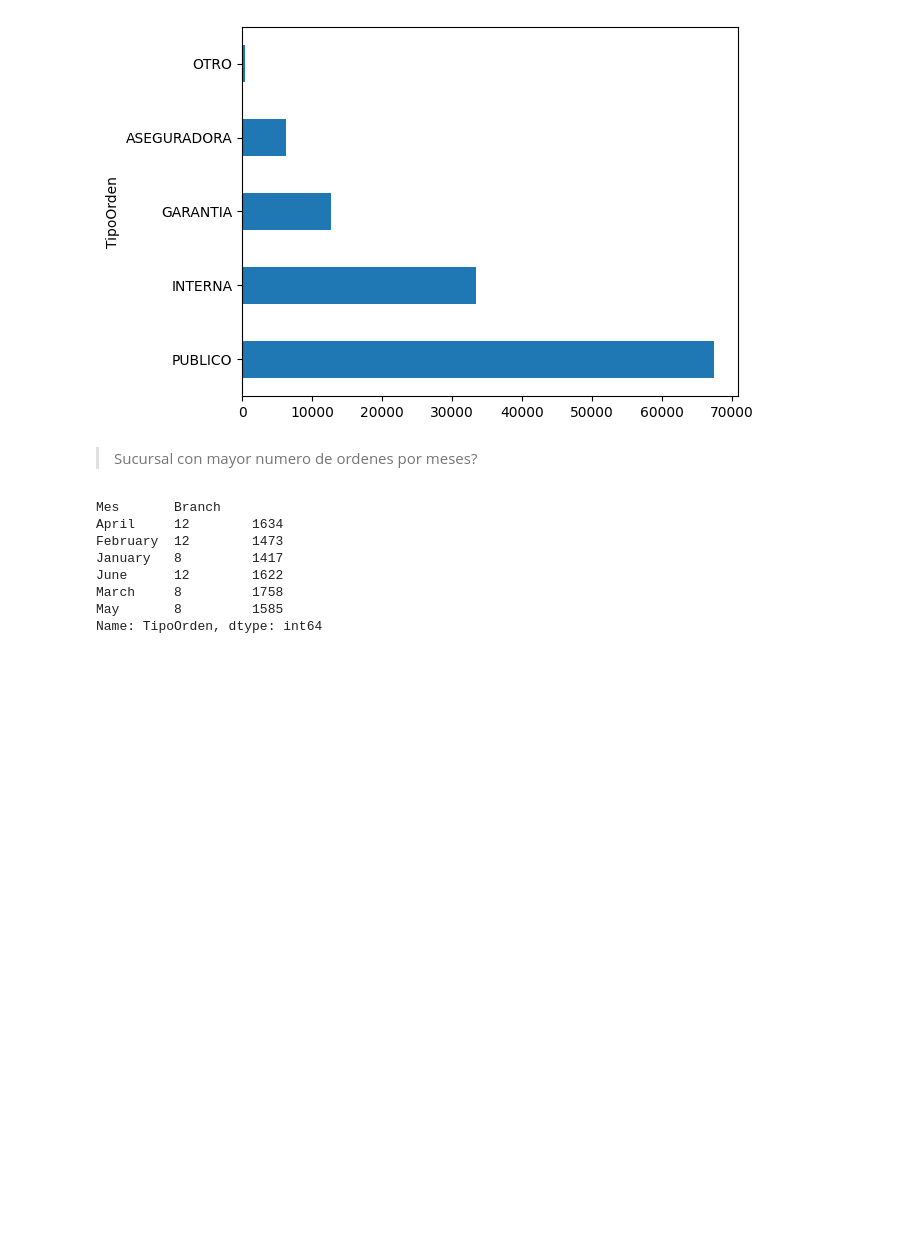
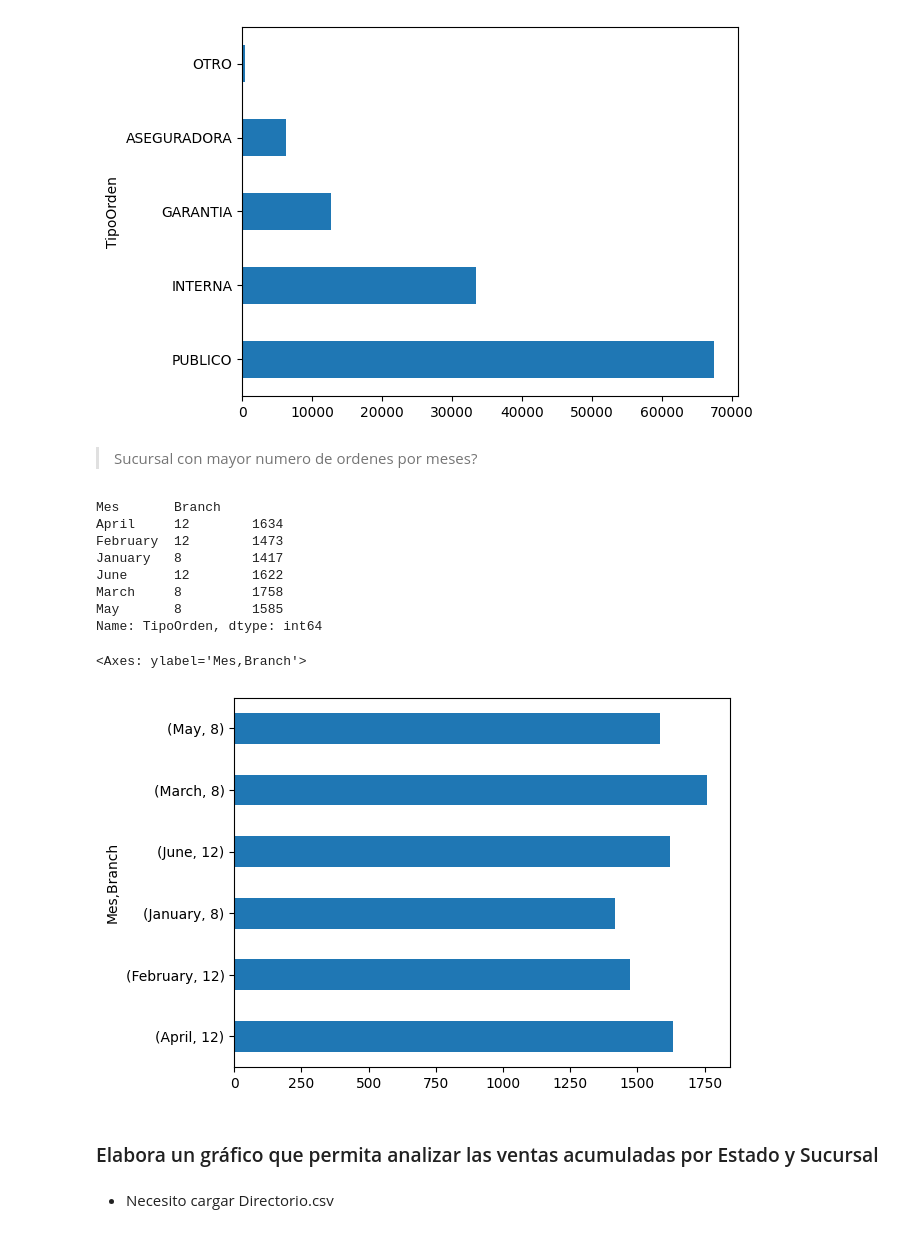
Before and after one commit to DRPproton/dealer_analysis, a Jupyter notebook: prueba.ipynb, the cells around one changed output. Drawn from its saved outputs; the diff is of its cells as text; code cells hidden in the pictures; blank space fills up the shorter version.

```diff
--- a/prueba.ipynb
+++ b/prueba.ipynb
@@ -727,3 +726,12 @@ June      12        1622
 March     8         1758
 May       8         1585
 Name: TipoOrden, dtype: int64
+# %%
+cantidad_tipo_orden_por_mes.loc[cantidad_tipo_orden_por_mes.groupby('Mes').idxmax()].plot.barh()
+# %% [output]
+<Axes: ylabel='Mes,Branch'>
+[figure, added]
+# %% [markdown]
+### Elabora un gráfico que permita analizar las ventas acumuladas por Estado y Sucursal
+# %% [markdown]
+- Necesito cargar Directorio.csv
```
Also changed, not shown: parts of 19 cells of this notebook.
